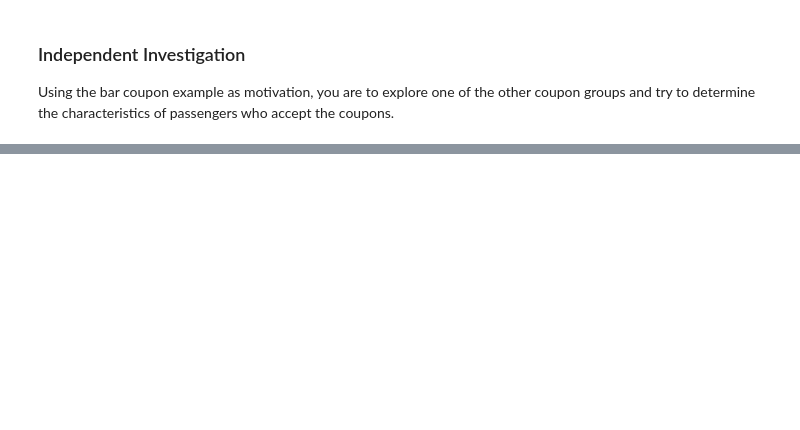
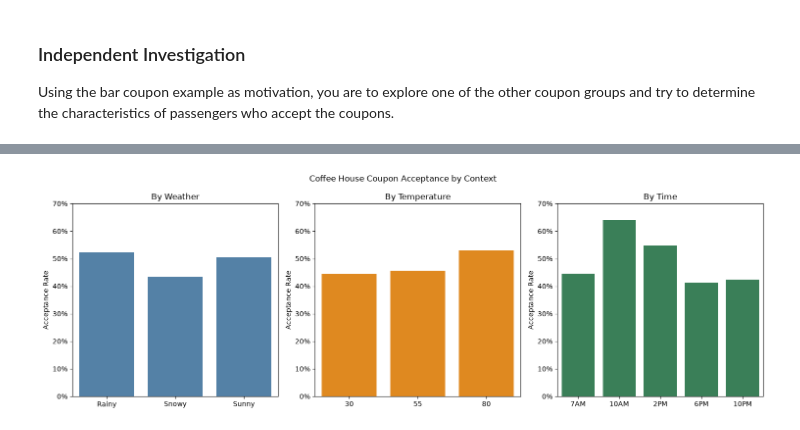
Before and after one commit to nandinisund/AIMLTest, a Jupyter notebook: Practical Application 1 Jupyter Notebook.ipynb, the cells around one changed output, grey strips where cells are left out. Cells and saved outputs as stored; diff of their text form; code cells hidden in the pictures; blank space fills up the shorter version.

```diff
--- a/Practical Application 1 Jupyter Notebook.ipynb
+++ b/Practical Application 1 Jupyter Notebook.ipynb
@@ -428,0 +491,79 @@ Using the bar coupon example as motivation, you are to explore one of the other
+# %%
+#Compare the acceptance rate by weather, temperature and time of day
+# Create the summary tables
+weather_summary = (
+    coffee_coupons
+    .groupby('weather')['Y']
+    .agg(observations='count', accepted='sum', acceptance_rate='mean')
+    .reset_index()
+)
+
+temperature_summary = (
+    coffee_coupons
+    .groupby('temperature')['Y']
+    .agg(observations='count', accepted='sum', acceptance_rate='mean')
+    .reset_index()
+)
+
+time_summary = (
+    coffee_coupons
+    .groupby('time')['Y']
+    .agg(observations='count', accepted='sum', acceptance_rate='mean')
+    .reset_index()
+)
+
+#Time Summary
+time_order = ['7AM', '10AM', '2PM', '6PM', '10PM']
+
+time_summary['time'] = pd.Categorical(
+    time_summary['time'],
+    categories=time_order,
+    ordered=True
+)
+
+time_summary = time_summary.sort_values('time')
+time_summary
+
+## GRAPH ANALYSIS
+from matplotlib.ticker import PercentFormatter
+fig, axes = plt.subplots(1, 3, figsize=(15, 5))
+
+sns.barplot(
+    data=weather_summary,
+    x='weather',
+    y='acceptance_rate',
+    ax=axes[0],
+    color='steelblue'
+)
+
+sns.barplot(
+    data=temperature_summary,
+    x='temperature',
+    y='acceptance_rate',
+    ax=axes[1],
+    color='darkorange'
+)
+
+sns.barplot(
+    data=time_summary,
+    x='time',
+    y='acceptance_rate',
+    ax=axes[2],
+    color='seagreen'
+)
+
+axes[0].set_title('By Weather')
+axes[1].set_title('By Temperature')
+axes[2].set_title('By Time')
+
+for axis in axes:
+    axis.set_xlabel('')
+    axis.set_ylabel('Acceptance Rate')
+    axis.set_ylim(0, 0.7)
+    axis.yaxis.set_major_formatter(PercentFormatter(1))
+
+plt.suptitle('Coffee House Coupon Acceptance by Context')
+plt.tight_layout()
+plt.show()
+# %% [output]
+[figure, added]
```
Also changed, not shown: parts of 12 cells of this notebook, 1 other file.
